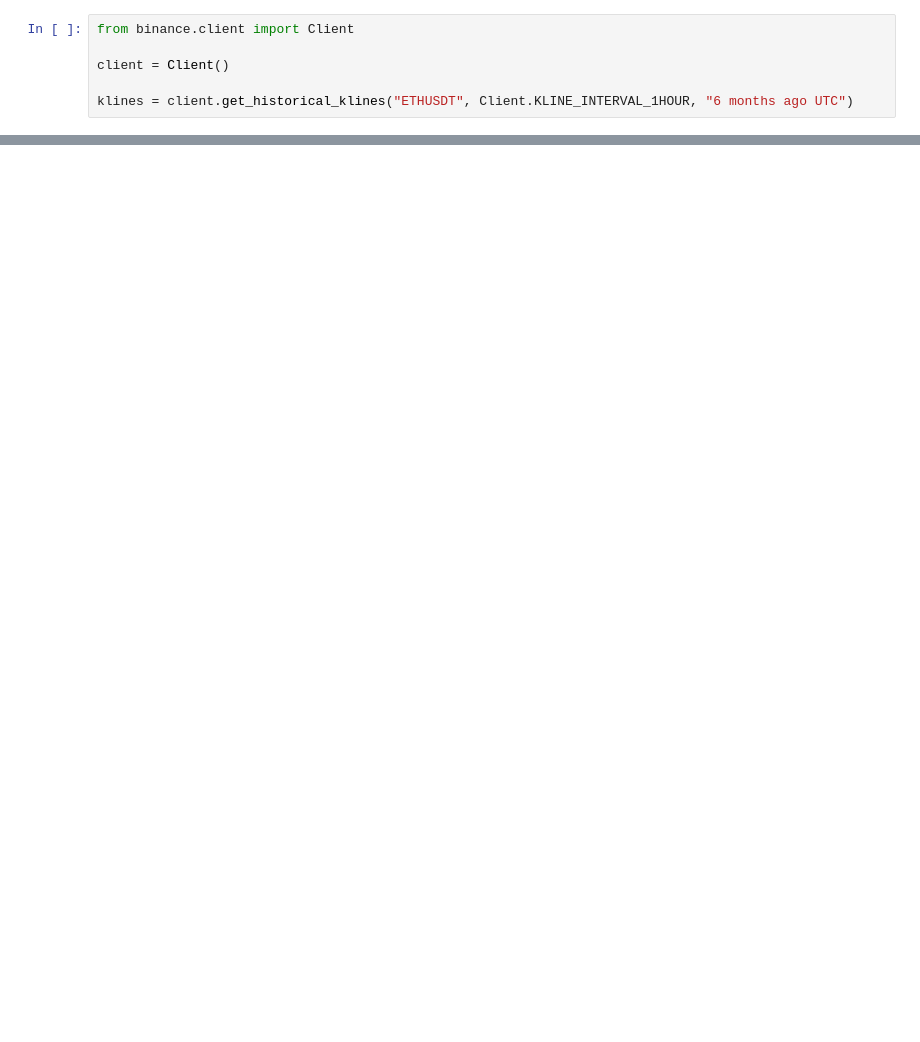
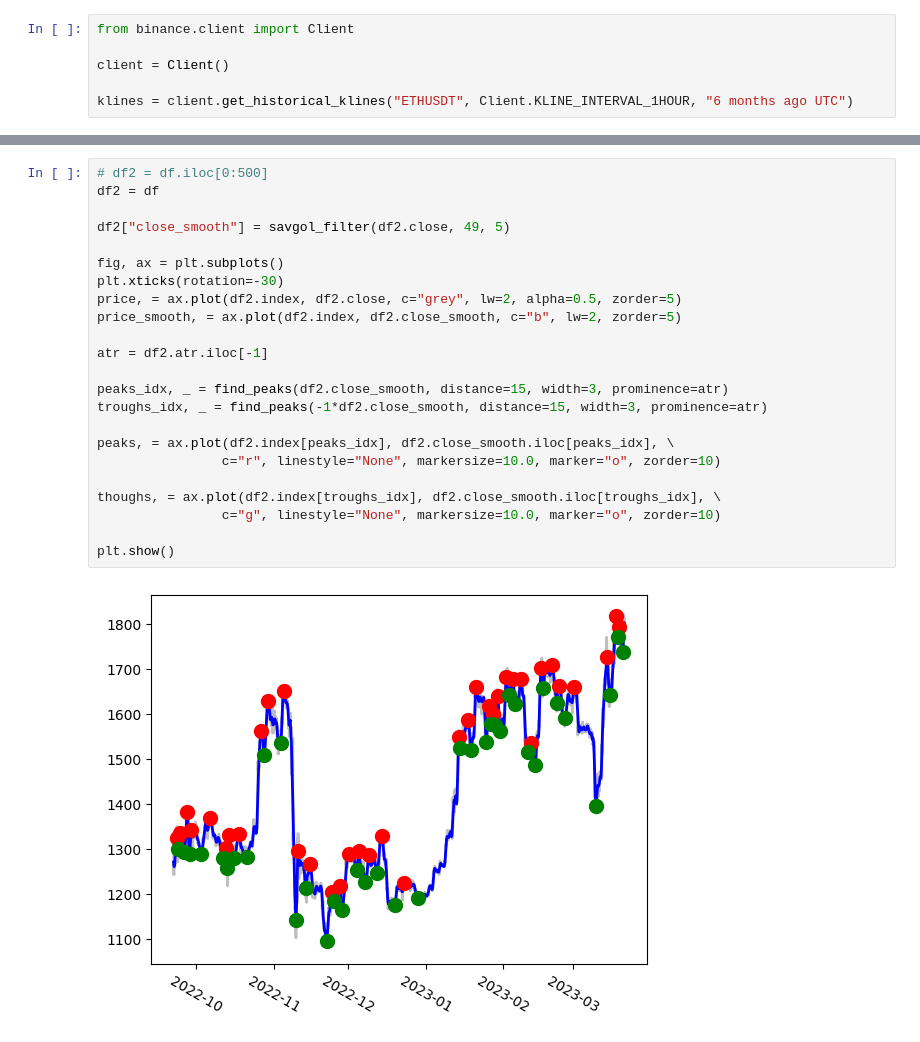
Before and after one commit to jaymgonzalez/python-trading, a Jupyter notebook: trend_detection.ipynb, the cells around one changed output, grey strips where cells are left out. Cells and saved outputs as stored; diff of their text form; blank space fills up the shorter version.

```diff
--- a/trend_detection.ipynb
+++ b/trend_detection.ipynb
@@ -32,0 +80,25 @@ df
+# %%
+# df2 = df.iloc[0:500]
+df2 = df
+
+df2["close_smooth"] = savgol_filter(df2.close, 49, 5)
+
+fig, ax = plt.subplots()
+plt.xticks(rotation=-30)
+price, = ax.plot(df2.index, df2.close, c="grey", lw=2, alpha=0.5, zorder=5)
+price_smooth, = ax.plot(df2.index, df2.close_smooth, c="b", lw=2, zorder=5)
+
+atr = df2.atr.iloc[-1]
+
+peaks_idx, _ = find_peaks(df2.close_smooth, distance=15, width=3, prominence=atr)
+troughs_idx, _ = find_peaks(-1*df2.close_smooth, distance=15, width=3, prominence=atr)
+
+peaks, = ax.plot(df2.index[peaks_idx], df2.close_smooth.iloc[peaks_idx], \
+                c="r", linestyle="None", markersize=10.0, marker="o", zorder=10)
+
+thoughs, = ax.plot(df2.index[troughs_idx], df2.close_smooth.iloc[troughs_idx], \
+                c="g", linestyle="None", markersize=10.0, marker="o", zorder=10)
+
+plt.show()
+# %% [output]
+[figure, added]
```
Also changed, not shown: parts of 9 cells of this notebook.
